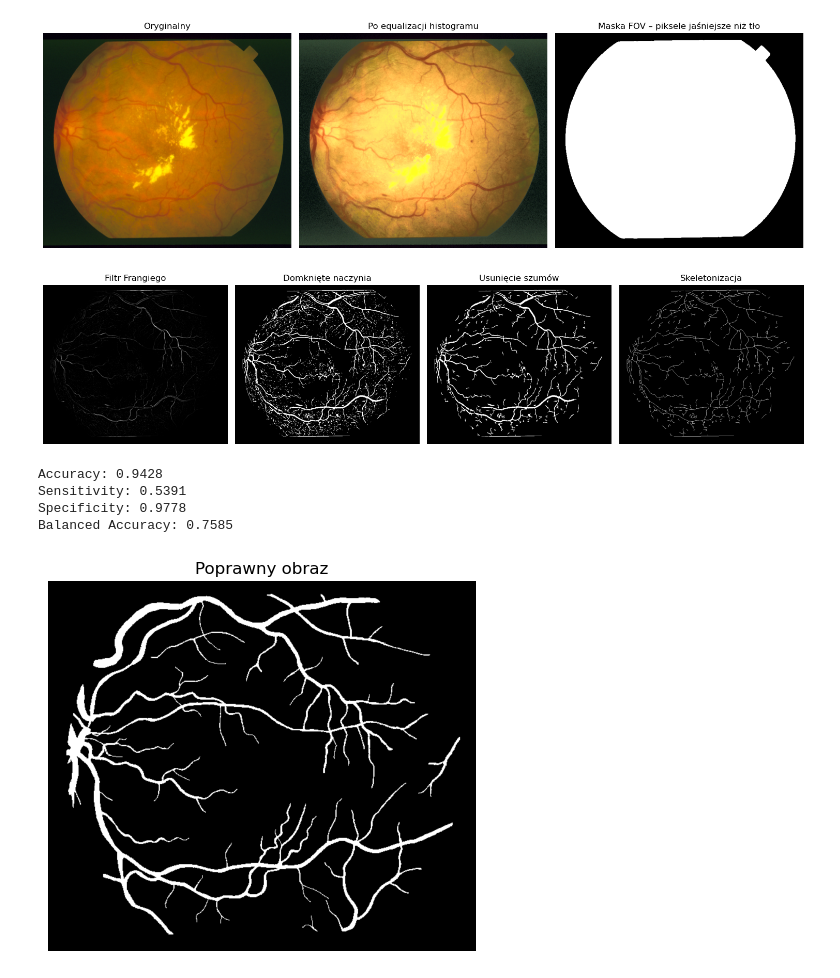
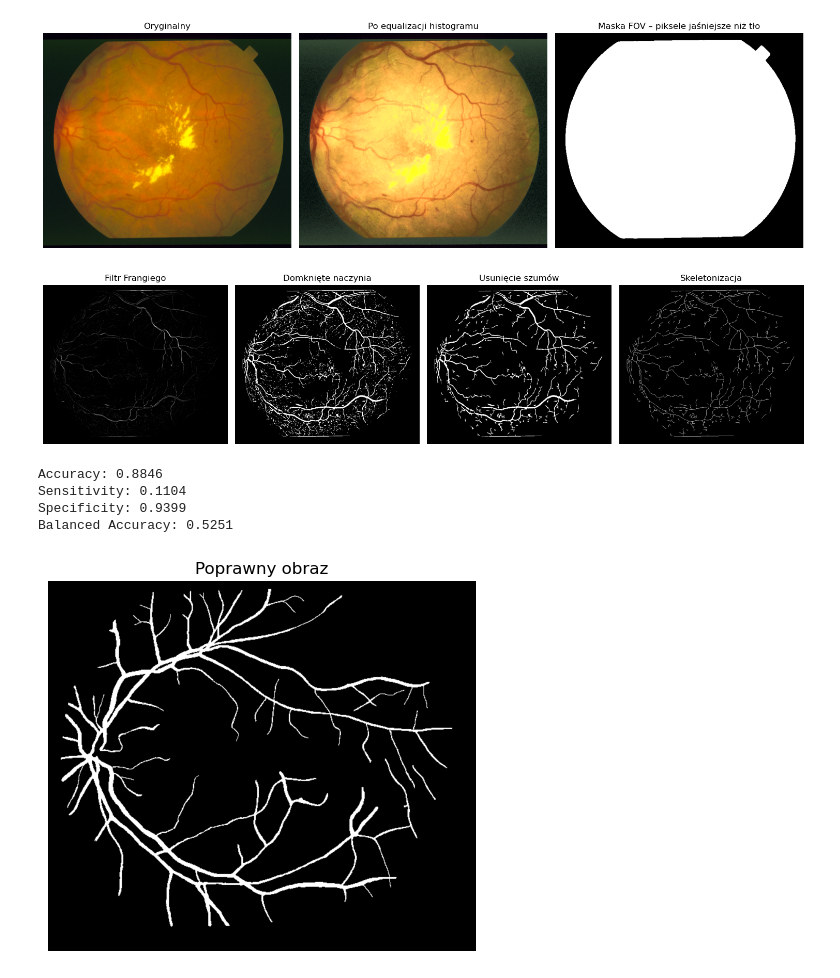
Before and after one commit to PMazi/Informatyka-w-Medycynie, a Jupyter notebook: main.ipynb, the cells around one changed output. Saved outputs shown, nothing was run; the diff lists cells and outputs as text; code cells hidden in the pictures.

```diff
--- a/main.ipynb
+++ b/main.ipynb
@@ -121,36 +141,36 @@ plt.tight_layout()
 plt.show()
 
 
 # Wczytywanie gotowych poprawnych obrazów dna siatkówki oka + progowanie
-ideal_result = cv2.imread("images/im0001.ah.ppm", 0) > 0
+ideal_result = cv2.imread("images/im0002.ah.ppm", 0) > 0
 # ideal_result = cv2.imread("results/im0001-vessels4.ppm", 0) > 0
 
 
 plt.subplot(1, 1, 1)
 plt.title("Poprawny obraz")
 plt.imshow(ideal_result, cmap='gray')
 plt.axis('off')
 
 
 TP = np.logical_and(binary_cleaned == 1, ideal_result == 1).sum()
 TN = np.logical_and(binary_cleaned == 0, ideal_result == 0).sum()
 FP = np.logical_and(binary_cleaned == 1, ideal_result == 0).sum()
 FN = np.logical_and(binary_cleaned == 0, ideal_result == 1).sum()
 
 accuracy = (TP + TN) / (TP + TN + FP + FN)
 sensitivity = TP / (TP + FN)
 specificity = TN / (TN + FP)
 balanced_accuracy = (sensitivity + specificity) / 2
 
 print(f"Accuracy: {accuracy:.4f}")
 print(f"Sensitivity: {sensitivity:.4f}")
 print(f"Specificity: {specificity:.4f}")
 print(f"Balanced Accuracy: {balanced_accuracy:.4f}")
 # %% [output]
 [figure]
 [figure]
-Accuracy: 0.9428
-Sensitivity: 0.5391
-Specificity: 0.9778
-Balanced Accuracy: 0.7585
+Accuracy: 0.8846
+Sensitivity: 0.1104
+Specificity: 0.9399
+Balanced Accuracy: 0.5251
-[figure, old version]
+[figure, new version]
```
Also changed, not shown: parts of 15 cells of this notebook.
